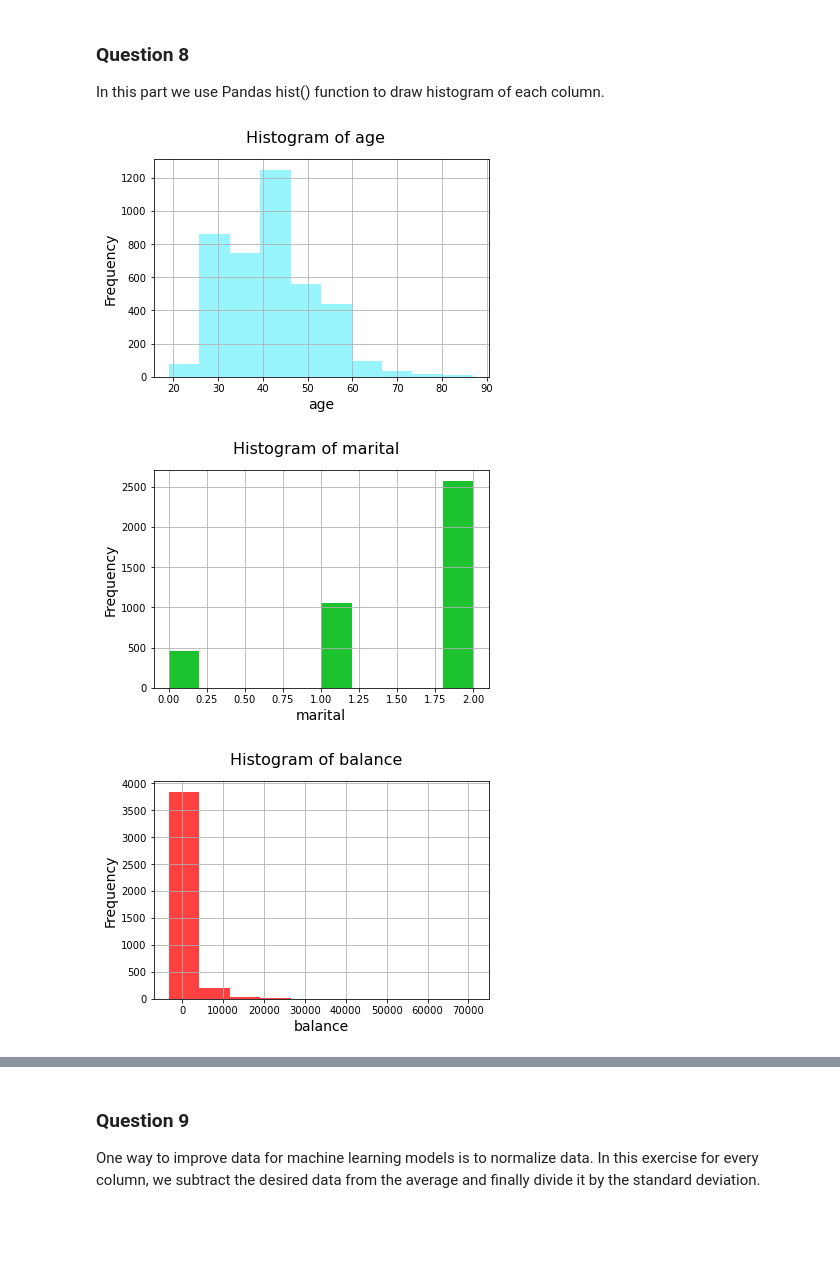
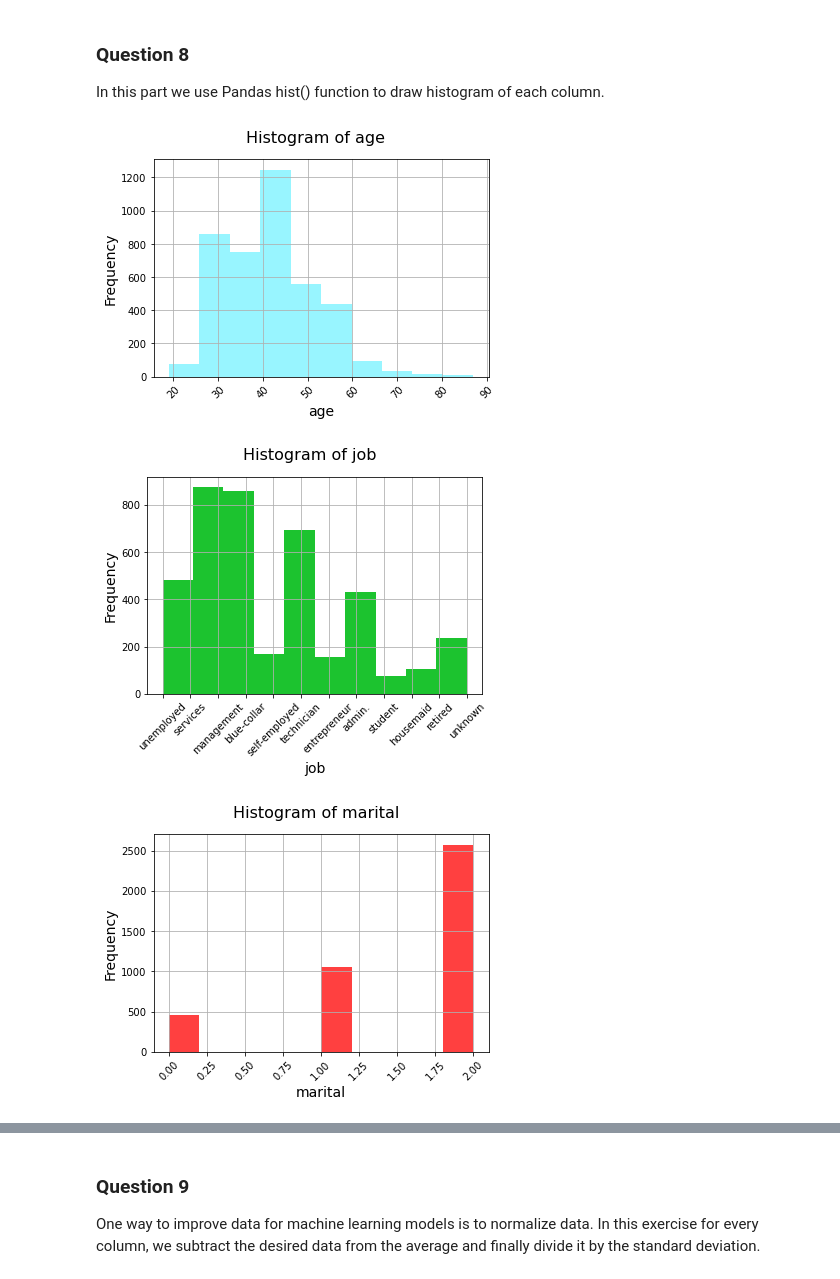
Before and after one commit to mohammadsaadati80/Pandas-Numpy-Introduction, a Jupyter notebook: AI_CA0.ipynb, the cells around one changed output, grey strips where cells are left out. Cells and saved outputs as stored; diff of their text form; code cells hidden in the pictures; blank space fills up the shorter version.

```diff
--- a/AI_CA0.ipynb
+++ b/AI_CA0.ipynb
@@ -303,16 +303,17 @@ As can be seen, the loop averaging operation is slower than the vectorization av
 In this part we use Pandas hist() function to draw histogram of each column.
 # %%
 counter = 0
-colors = ['#98f5ff', '#1cc32f', '#FF4040', '#9a34b5', '#b5347e', '#1691a7', '#e5d700', '#de6722', '#8B4513', '#C1FFC1']
+colors = ['#98f5ff', '#1cc32f', '#FF4040', '#9a34b5', '#b5347e', '#1691a7', '#e5d700', '#de6722', '#8B4513', '#C1FFC1'
+          , '#ae8b0c', '#ff796c']
 for column in df:
-    if df[column].dtypes != object :
-        plt.figure()
-        plt.ylabel('Frequency', fontsize = 14)
-        plt.xlabel(column, fontsize = 14)
-        plt.suptitle('Histogram of ' + column, fontsize = 16)
-        df[column].hist(color = colors[counter])
-        counter += 1
+    plt.figure()
+    plt.ylabel('Frequency', fontsize = 14)
+    plt.xlabel(column, fontsize = 14)
+    plt.suptitle('Histogram of ' + column, fontsize = 16)
+    df[column].hist(color = colors[counter])
+    plt.xticks(rotation = 45)
+    counter += 1
 # %% [output]
-[figure, old version]
+[figure, new version]
-[figure, old version]
+[figure, new version]
-[figure, old version]
+[figure, new version]
```
Also changed, not shown: parts of 19 cells of this notebook, 1 other file.
